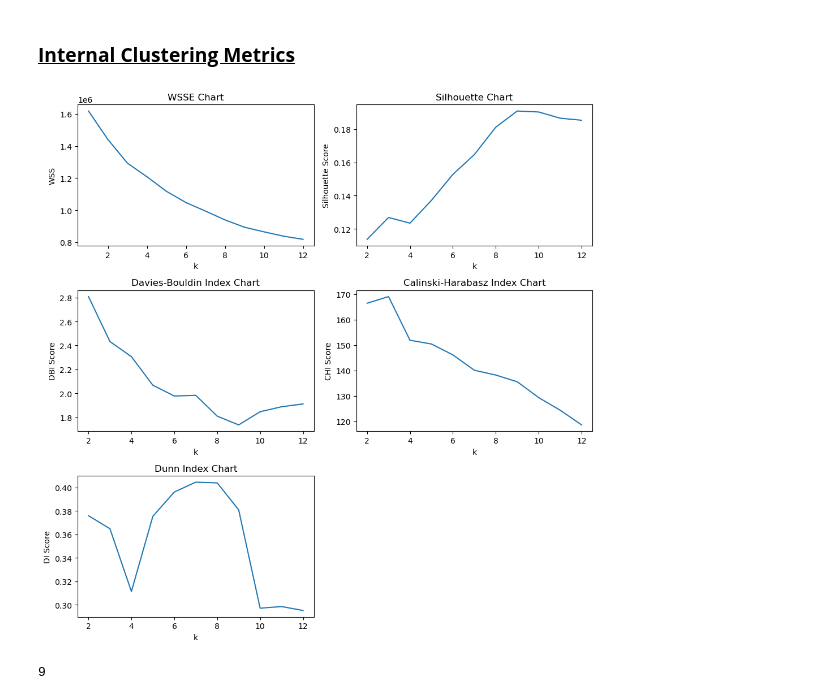
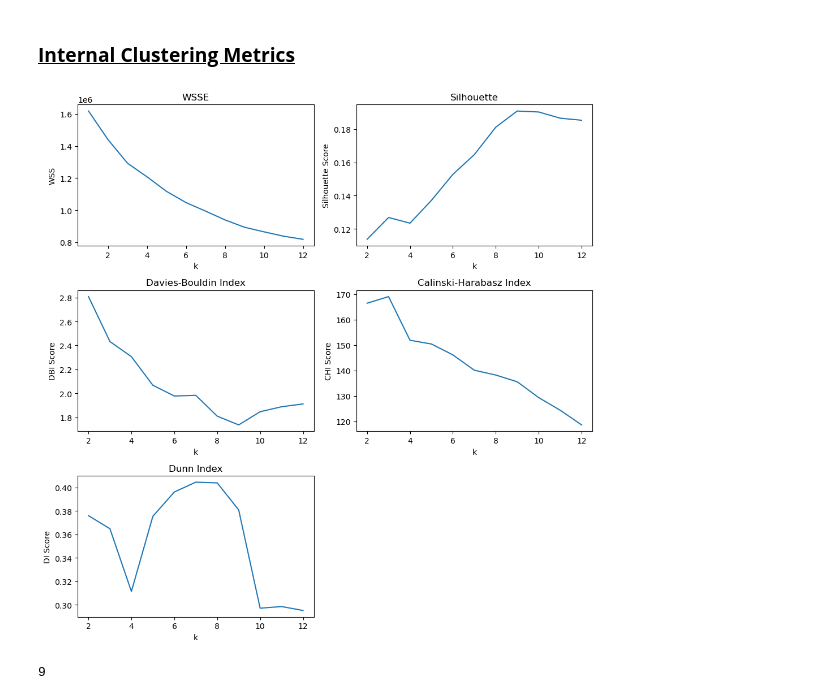
Before and after one commit to J-M-Bell/DigitClassifier, a Jupyter notebook: Digit Clustering.ipynb, the cells around one changed output. Saved outputs shown, nothing was run; the diff lists cells and outputs as text; code cells hidden in the pictures.

Commit message:
Digit Clustering - ran VC tests and made plots side-by-side; will be running refactor code so that it is one code block in a loop

```diff
--- a/Digit Clustering.ipynb
+++ b/Digit Clustering.ipynb
@@ -177,58 +174,53 @@ display(y_test.shape)
 # %%
 wss_values = []
 sil_values = []
 dbi_values = []
 chi_values = []
 dunn_values = []
 
 maximum = 13
 wsse_range = range(1,maximum)
 sil_range = range(2,maximum)
 
 for k in wsse_range:
     clusters = KMeans(n_clusters=k, random_state=0).fit(X_train)
     labels = clusters.predict(X_train)
     cm = ClusteringMetric(X=X_train, y_pred=labels)
     wss_values.append(clusters.inertia_)
     if k > 1:
         sil_values.append(silhouette_score(X_train, clusters.labels_))
         dbi_values.append(davies_bouldin_score(X_train, labels))
         chi_values.append(calinski_harabasz_score(X_train, labels))
         dunn_values.append(cm.dunn_index())
 
-fig, axes = plt.subplots(nrows=3, ncols=2, figsize=(10, 10))
+# fig, axes = plt.subplots(nrows=3, ncols=2, figsize=(10, 10))
 
-axes[0,0].plot(wsse_range, wss_values)
-axes[0,0].set_xlabel("k")
-axes[0,0].set_ylabel("WSS")
-axes[0,0].set_title("WSSE Chart")
+plot_dict = {"WSSE": [[wsse_range, wss_values], ["k", "WSS"]],
+            "Silhouette": [[sil_range, sil_values], ["k", "Silhouette Score"]],
+            "Davies-Bouldin Index": [[sil_range, dbi_values], ["k", "DBI Score"]],
+            "Calinski-Harabasz Index": [[sil_range, chi_values], ["k", "CHI Score"]],
+            "Dunn Index": [[sil_range, dunn_values], ["k", "DI Score"]]}
 
-axes[0,1].plot(sil_range, sil_values)
-axes[0,1].set_xlabel("k")
-axes[0,1].set_ylabel("Silhouette Score")
-axes[0,1].set_title("Silhouette Chart")
+# Create an even number of subplots (e.g., 3 rows, 2 columns for 5 plots)
+fig, axs = plt.subplots(3, 2, figsize=(10, 10))
 
-axes[1,0].plot(sil_range, dbi_values)
-axes[1,0].set_xlabel("k")
-axes[1,0].set_ylabel("DBI Score")
-axes[1,0].set_title("Davies-Bouldin Index Chart")
+# Flatten the axes array for easier iteration
+axs = axs.flatten()
+count = 0
+for key, value in plot_dict.items():
+    axs[count].plot(value[0][0], value[0][1])
+    axs[count].set_xlabel(value[1][0])
+    axs[count].set_ylabel(value[1][1])
+    axs[count].set_title(key)
+    count += 1
 
-axes[1,1].plot(sil_range, chi_values)
-axes[1,1].set_xlabel("k")
-axes[1,1].set_ylabel("CHI Score")
-axes[1,1].set_title("Calinski-Harabasz Index Chart")
-
-axes[2,0].plot(sil_range, dunn_values)
-axes[2,0].set_xlabel("k")
-axes[2,0].set_ylabel("DI Score")
-axes[2,0].set_title("Dunn Index Chart")
-
-fig.delaxes(axes[2,1])
+# Delete the unused subplot (e.g., the last one for a 3x2 grid with 5 plots)
+fig.delaxes(axs[5])
 
 plt.tight_layout()
 plt.show()
 # %% [output]
-[figure, old version]
+[figure, new version]
 # %%
 sil_values.index(max(sil_values))
 # %% [output]
```
Also changed, not shown: parts of 11 cells of this notebook.
